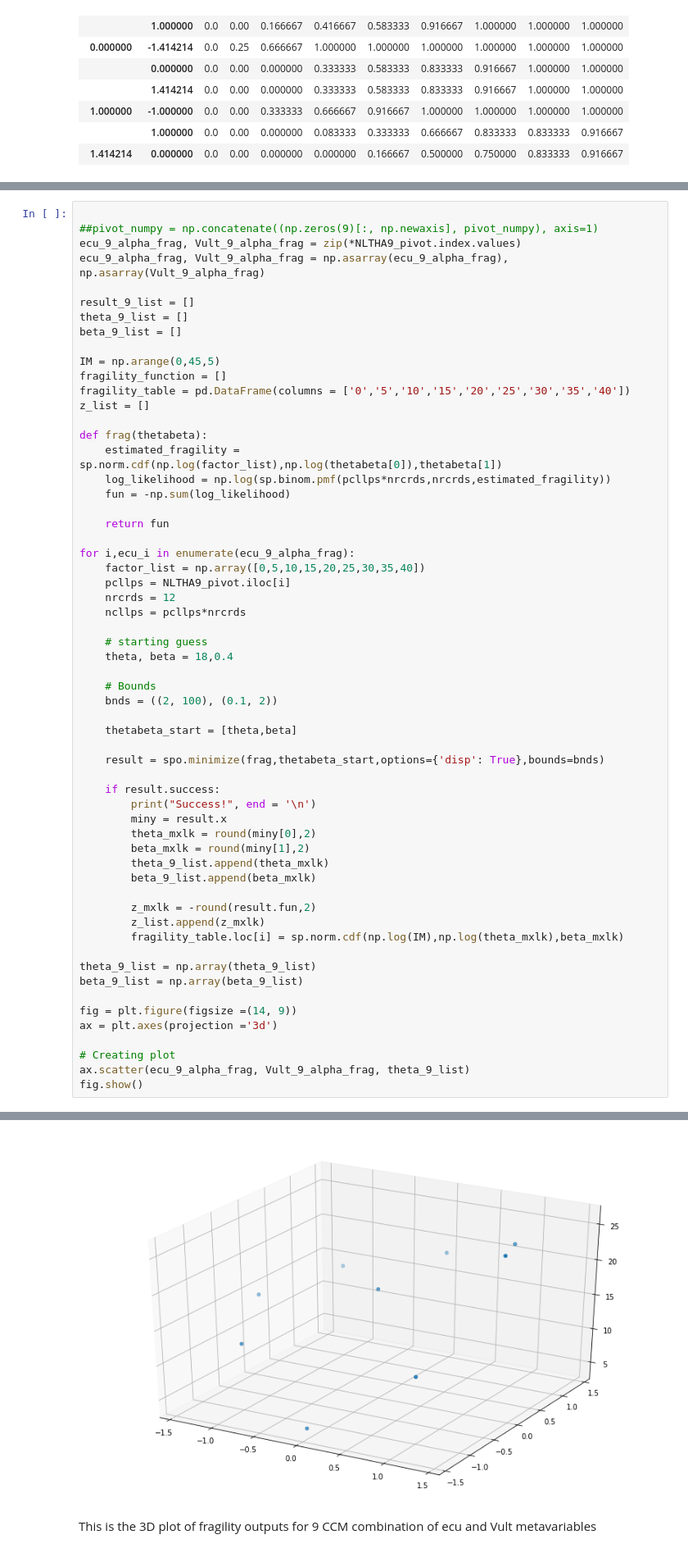
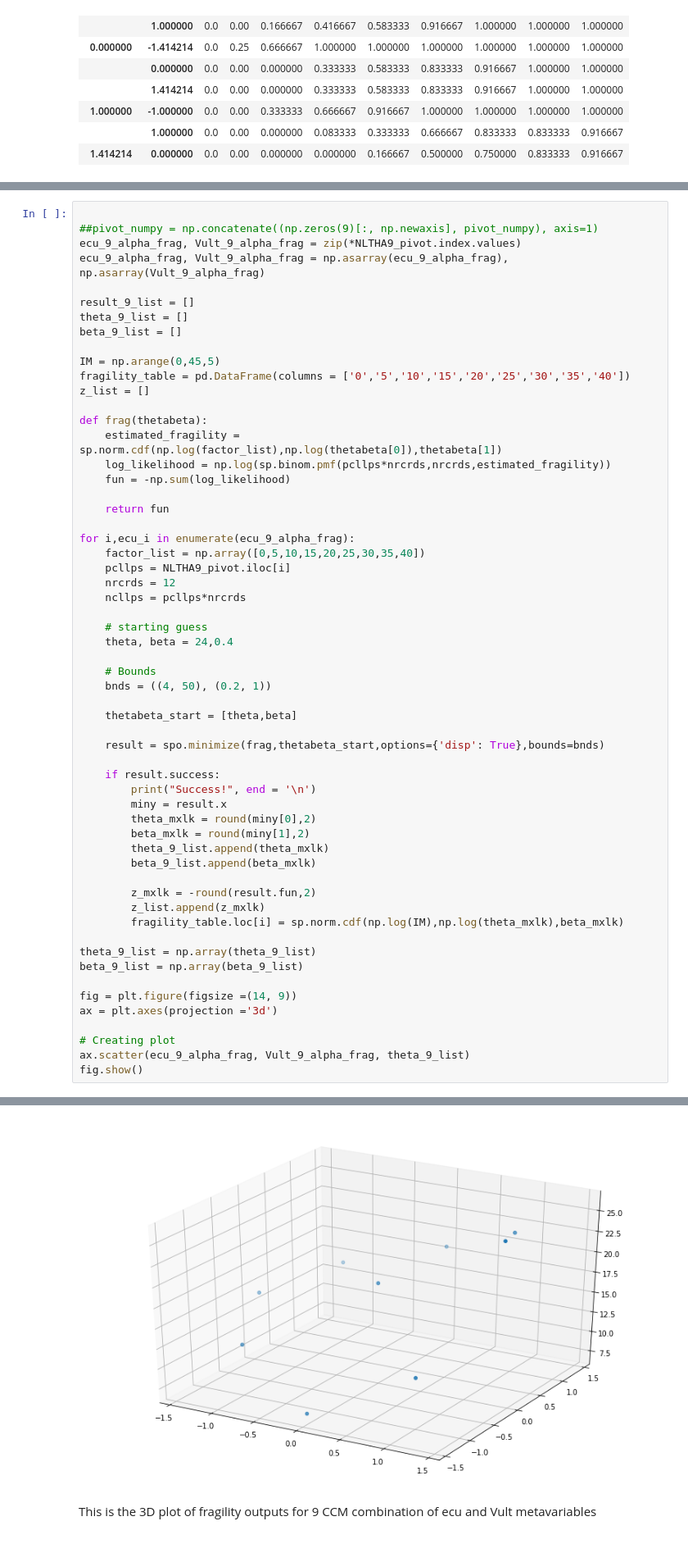
Before and after one commit to mtareqsoliman/msthesis, a Jupyter notebook: 9CCM_10202022.ipynb, the cells around one changed output, grey strips where cells are left out. Shown at 82% size. Drawn from its saved outputs; the diff is of its cells as text.

```diff
--- a/9CCM_10202022.ipynb
+++ b/9CCM_10202022.ipynb
@@ -125,7 +118,6 @@ theta_9_list = []
 beta_9_list = []
 
 IM = np.arange(0,45,5)
-fragility_function = []
 fragility_table = pd.DataFrame(columns = ['0','5','10','15','20','25','30','35','40'])
 z_list = []
 
@@ -143,10 +135,10 @@ for i,ecu_i in enumerate(ecu_9_alpha_frag):
     ncllps = pcllps*nrcrds
 
     # starting guess
-    theta, beta = 18,0.4
+    theta, beta = 24,0.4
 
     # Bounds
-    bnds = ((2, 100), (0.1, 2))
+    bnds = ((4, 50), (0.2, 1))
 
     thetabeta_start = [theta,beta]
 
@@ -186,4 +178,4 @@ Success!
-[figure, old version]
+[figure, new version]
 # %% [markdown]
 This is the 3D plot of fragility outputs for 9 CCM combination of ecu and Vult metavariables
 # %%
```
Also changed, not shown: parts of 12 cells of this notebook.
